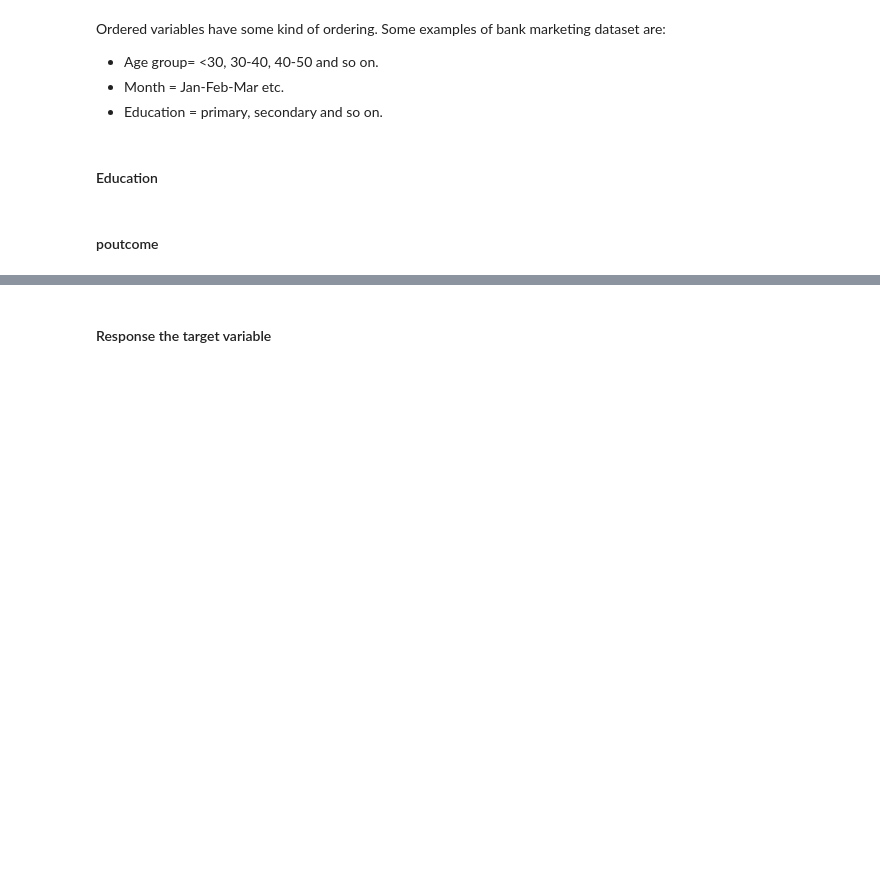
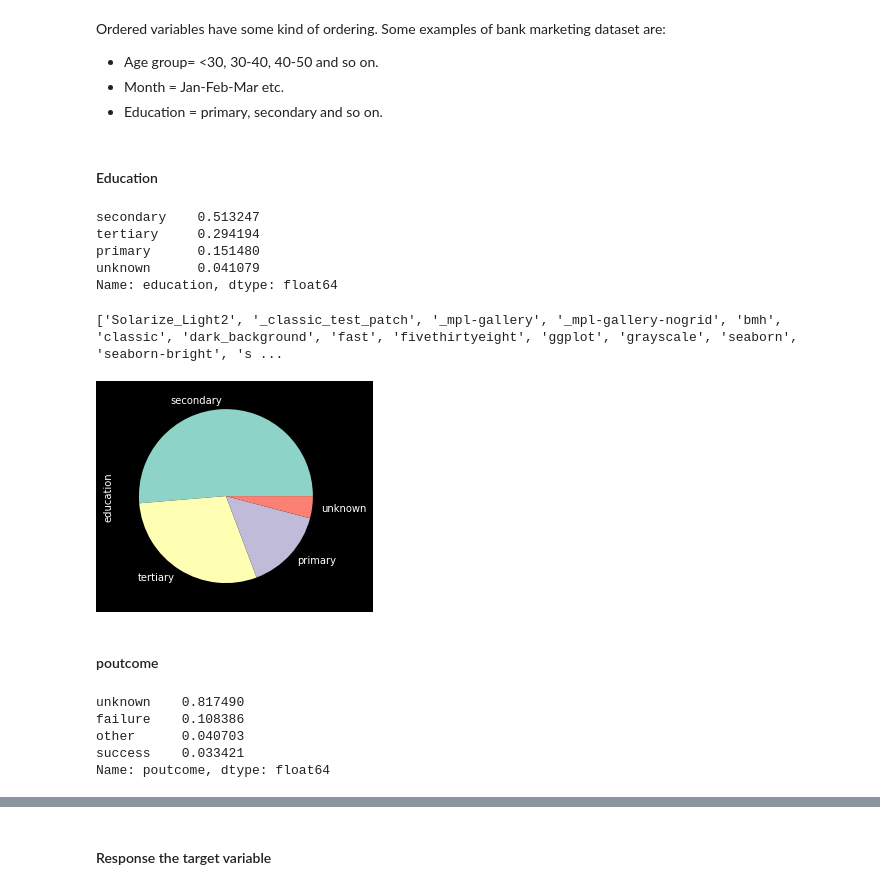
Before and after one commit to ameyabits/EDA, a Jupyter notebook: Banking_Analysis/Banking_Telemarketing_Analysis/Src/Notebooks/Bank Telemarketing/bank.ipynb, the cells around one changed output, grey strips where cells are left out. Cells and saved outputs as stored; diff of their text form; code cells hidden in the pictures; blank space fills up the shorter version.

```diff
--- a/Banking_Analysis/Banking_Telemarketing_Analysis/Src/Notebooks/Bank Telemarketing/bank.ipynb
+++ b/Banking_Analysis/Banking_Telemarketing_Analysis/Src/Notebooks/Bank Telemarketing/bank.ipynb
@@ -501,9 +509,30 @@ Ordered variables have some kind of ordering. Some examples of bank marketing da
 #### Education
 # %%
 #calculate the percentage of each education category.
+bankdfcopy.education.value_counts(normalize=True)
+# %% [output]
+secondary    0.513247
+tertiary     0.294194
+primary      0.151480
+unknown      0.041079
+Name: education, dtype: float64
 # %%
 #plot the pie chart of education categories
+print(plt.style.available)
+plt.style.use('dark_background')
+bankdfcopy.education.value_counts(normalize=True).plot.pie()
+plt.show()
+# %% [output]
+['Solarize_Light2', '_classic_test_patch', '_mpl-gallery', '_mpl-gallery-nogrid', 'bmh', 'classic', 'dark_background', 'fast', 'fivethirtyeight', 'ggplot', 'grayscale', 'seaborn', 'seaborn-bright', 's ...
+[figure, added]
 # %% [markdown]
 #### poutcome
 # %%
 #calculate the percentage of each poutcome category.
+bankdfcopy.poutcome.value_counts(normalize=True)
+# %% [output]
+unknown    0.817490
+failure    0.108386
+other      0.040703
+success    0.033421
+Name: poutcome, dtype: float64
```
Also changed, not shown: parts of 44 cells of this notebook, 1 other file.
